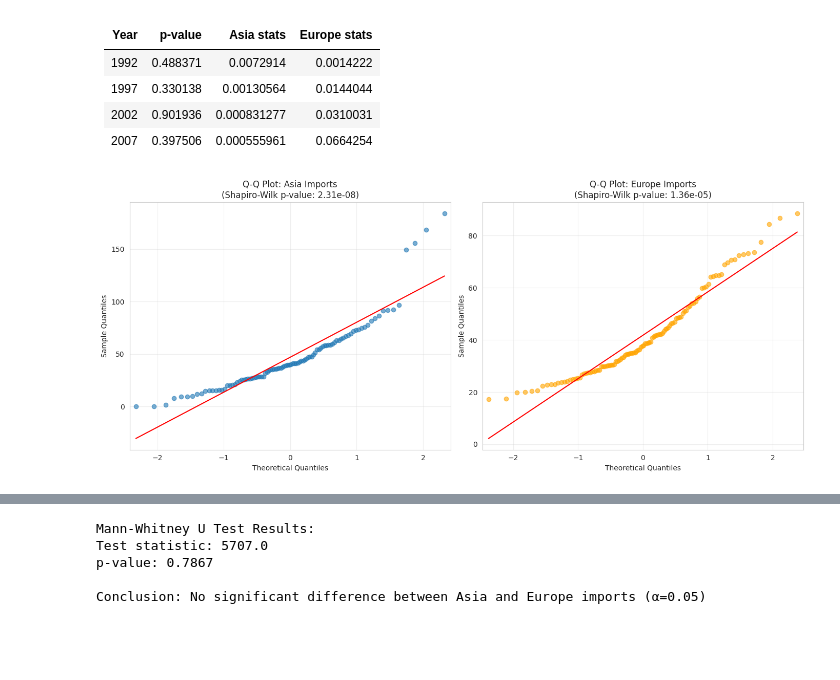
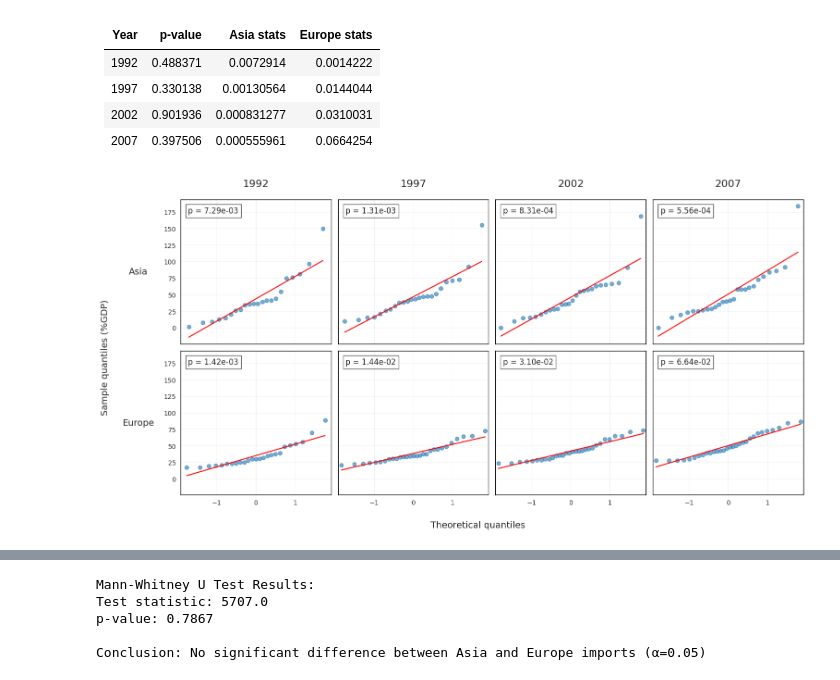
Before and after one commit to lmVl12/skill-assessments, a Jupyter notebook: Python for Data Science/gapminder_analysis.ipynb, the cells around one changed output, grey strips where cells are left out. Drawn from its saved outputs; the diff is of its cells as text; code cells hidden in the pictures; blank space fills up the shorter version.

Commit message:
refactor(py4ds): update Q-Q plot

```diff
--- a/Python for Data Science/gapminder_analysis.ipynb
+++ b/Python for Data Science/gapminder_analysis.ipynb
@@ -372,24 +372,57 @@ Markdown(results_df.to_markdown(index=False))
 |   2002 |  0.901936 |  0.000831277 |      0.0310031 |
 |   2007 |  0.397506 |  0.000555961 |      0.0664254 |
 # %%
-import statsmodels.api as sm
-p_asia = stats.shapiro(asia_imports.dropna())[1]
-p_europe = stats.shapiro(europe_imports.dropna())[1]
-
-fig, axes = plt.subplots(1, 2, figsize=(14, 6))
-
-sm.qqplot(asia_imports.dropna(), line='s', ax=axes[0], alpha=0.6)
-axes[0].set_title(f'Q-Q Plot: Asia Imports\n(Shapiro-Wilk p-value: {p_asia:.2e})')
-axes[0].grid(alpha=0.3)
-
-sm.qqplot(europe_imports.dropna(), line='s', ax=axes[1], alpha=0.6)
-axes[1].get_lines()[0].set_markerfacecolor('orange')
-axes[1].get_lines()[0].set_markeredgecolor('orange')
-
-axes[1].set_title(f'Q-Q Plot: Europe Imports\n(Shapiro-Wilk p-value: {p_europe:.2e})')
-axes[1].grid(alpha=0.3)
-
-plt.tight_layout()
+years = sorted(df_filtered["Year"].unique())
+continents = ["Asia", "Europe"]
+rows = len(continents)
+cols = len(years)
+fig, axes = plt.subplots(
+    rows, cols, figsize=(cols * 4, rows * 4), sharex=True, sharey=True
+)
+if rows == 1:
+    axes = axes.reshape(1, -1)
+if cols == 1:
+    axes = axes.reshape(-1, 1)
+for i, cont in enumerate(continents):
+    for j, year in enumerate(years):
+        ax = axes[i, j]
+        df_year = df_filtered[df_filtered["Year"] == year]
+        data = df_year[df_year["continent"] == cont][
+            "Imports of goods and services (% of GDP)"
+        ].dropna()
+        sm.qqplot(data, line="s", ax=ax, alpha=0.6)
+        ax.set_xlabel("")
+        p_val = shapiro(data)[1]
+        ax.grid(alpha=0.3)
+        ax.text(
+            0.05,
+            0.95,
+            f"p = {p_val:.2e}",
+            transform=ax.transAxes,
+            ha="left",
+            va="top",
+            fontsize=12,
+            bbox=dict(facecolor="white", edgecolor="black", alpha=0.7),
+        )
+        if j == 0:
+            ax.set_ylabel(cont, fontsize=14, rotation=0, labelpad=40, va="center")
+        else:
+            ax.set_ylabel("")
+        if i == 0:
+            ax.set_title(str(year), fontsize=16, pad=20)
+        if i < rows - 1:
+            ax.tick_params(labelbottom=False)
+        if j > 0:
+            ax.tick_params(labelleft=False)
+        for spine in ax.spines.values():
+            spine.set_visible(True)
+            spine.set_linewidth(1)
+            spine.set_color("black")
+fig.text(
+    0.04, 0.5, "Sample quantiles (%GDP)", va="center", rotation="vertical", fontsize=14
+)
+fig.text(0.55, 0.04, "Theoretical quantiles", ha="center", fontsize=14)
+plt.tight_layout(rect=[0.06, 0.08, 1, 1])
 plt.show()
 # %% [output]
-[figure, old version]
+[figure, new version]
```
Also changed, not shown: parts of 1 cell of this notebook.
